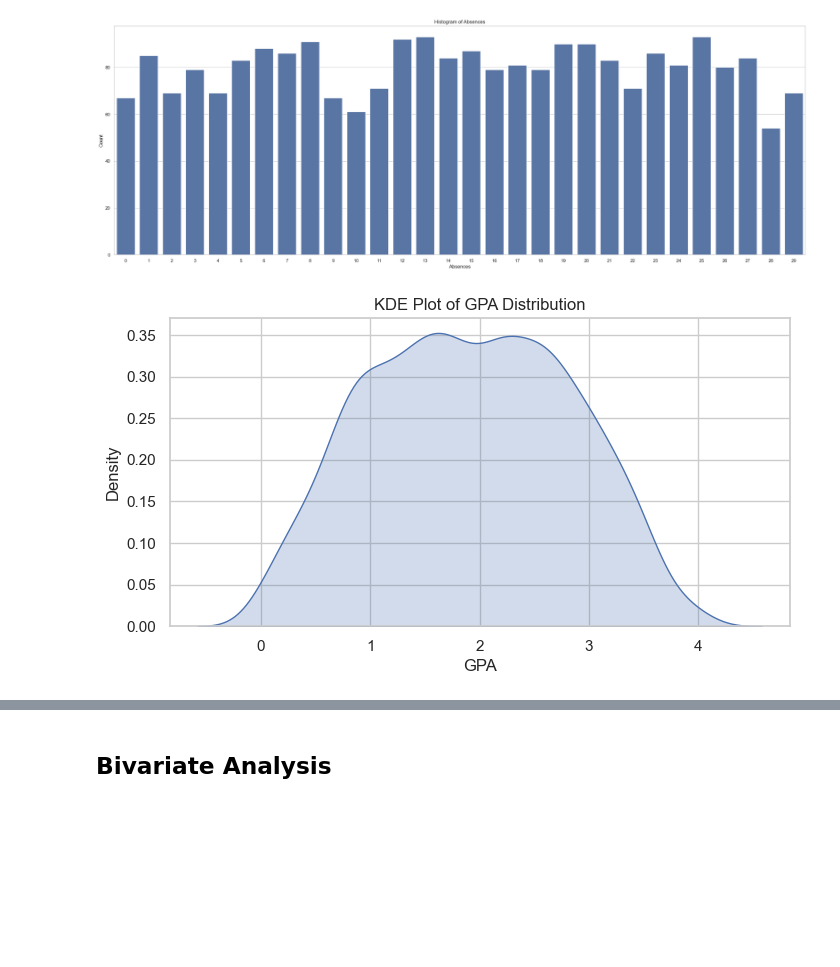
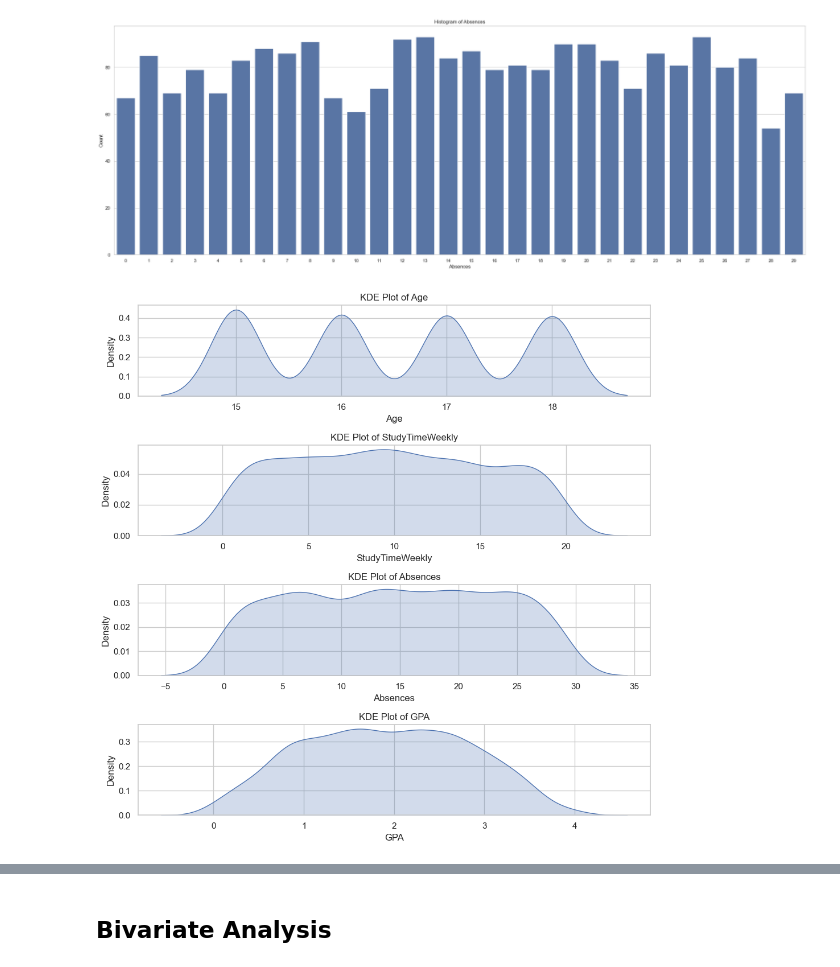
Before and after one commit to CantCode29/MLG382ProjectFolder, a Jupyter notebook: notebooks/BrightAcademyGradeAnalysisAndPredictionNoteBook.ipynb, the cells around one changed output, grey strips where cells are left out. Drawn from its saved outputs; the diff is of its cells as text; code cells hidden in the pictures; blank space fills up the shorter version.

Commit message:
Refactored univariate analysis to use subplots for all numerical and categorical features

```diff
--- a/notebooks/BrightAcademyGradeAnalysisAndPredictionNoteBook.ipynb
+++ b/notebooks/BrightAcademyGradeAnalysisAndPredictionNoteBook.ipynb
@@ -240,0 +197,17 @@ plt.show()
+# %%
+# Create subplots
+plt.figure(figsize=(15, 14))
+for i, col in enumerate(cat_cols):
+    plt.subplot(4, 3, i + 1)
+    sns.countplot(data=df, x=col)
+    plt.title(f'{col} Distribution')
+    plt.ylabel('Count')
+    plt.xlabel(col)
+plt.tight_layout()
+plt.show()
+
+for col in cat_cols:
+    # print(f"{round(df[col].value_counts(normalize=True)*100, 2)}%")
+    print(
+        (df[col].value_counts(normalize=True) * 100).round(2).astype(str) + '%'
+    )
@@ -240,0 +233,10 @@ plt.show()
+# %%
+plt.figure(figsize=(10, 8))
+for i, col in enumerate(numerical):
+    plt.subplot(4, 1, i + 1)
+    sns.boxplot(data=df, x=col)
+    plt.title(f'Boxplot of {col}')
+plt.tight_layout()
+plt.show()
+
+df[numerical].describe()
@@ -248,10 +261,17 @@ plt.ylabel('Count')
 Text(0, 0.5, 'Count')
 [figure]
 # %%
-plt.figure(figsize=(8,4))
-sns.kdeplot(data=df,x='GPA',fill=True,legend=True)
-plt.title('KDE Plot of GPA Distribution')
+plt.figure(figsize=(10, 10))
+
+for i, col in enumerate(numerical):
+    plt.subplot(4, 1, i + 1)
+    sns.kdeplot(data=df, x=col, fill=True)
+    plt.title(f'KDE Plot of {col}')
+    plt.xlabel(col)
+    plt.ylabel('Density')
+
+plt.tight_layout()
 plt.show()
 # %% [output]
-[figure, old version]
+[figure, new version]
 # %%
```
Also changed, not shown: parts of 9 cells of this notebook.
